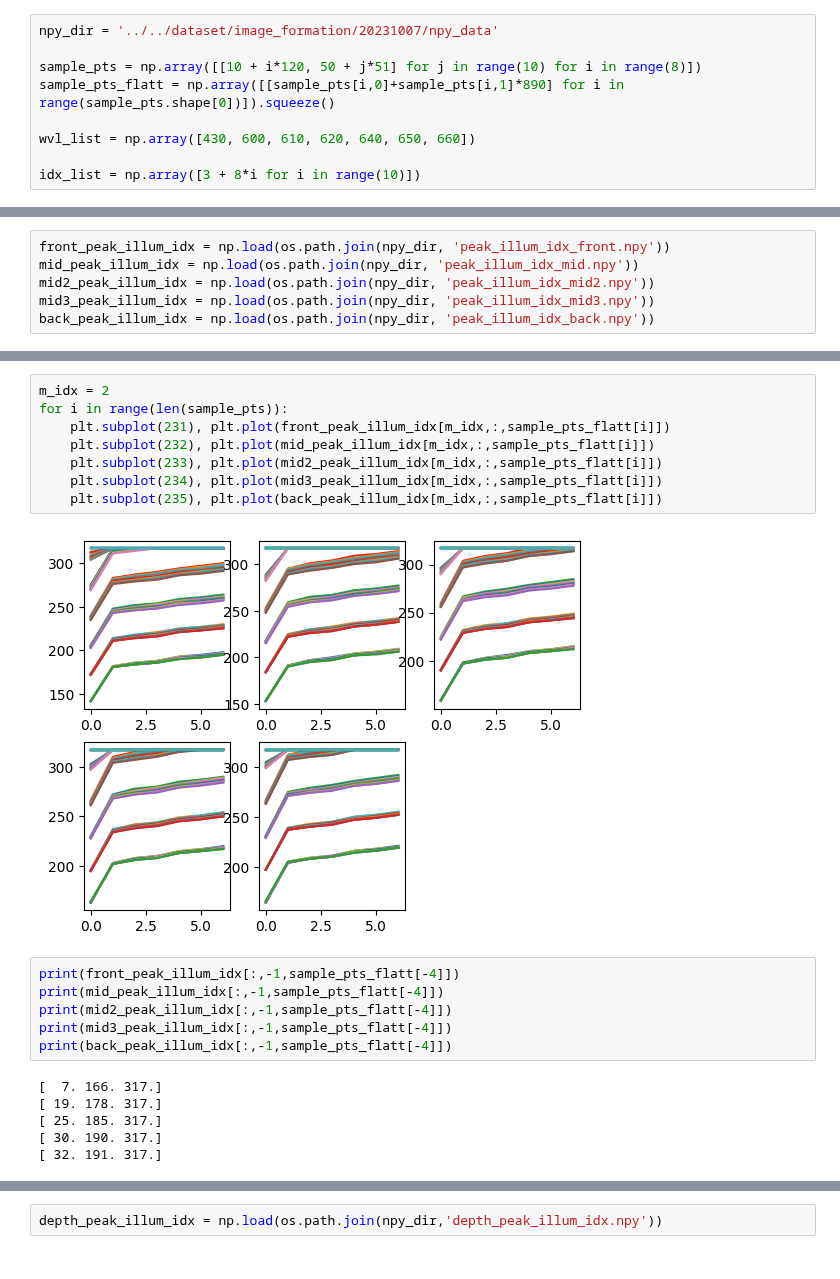
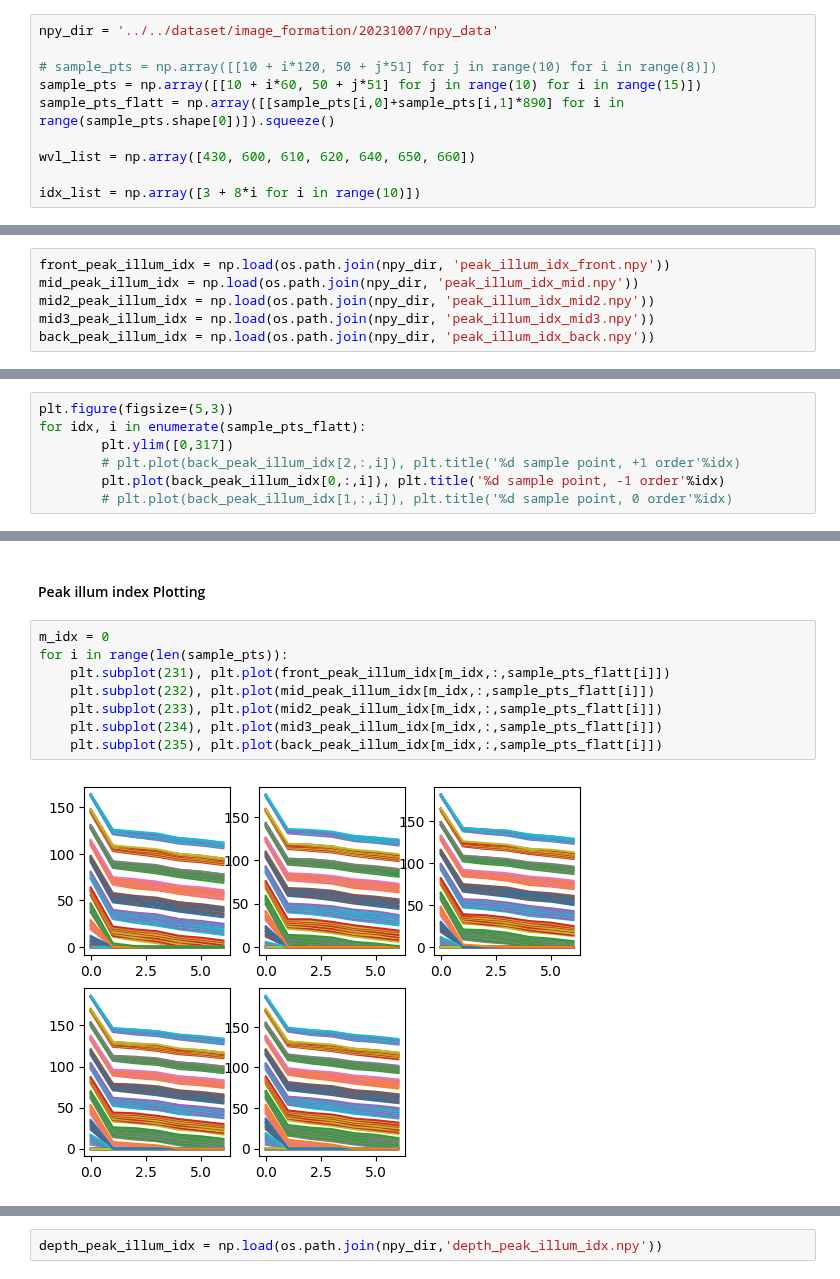
Before and after one commit to shshin1210/DSL, a Jupyter notebook: hyper_sl/image_formation/debug.ipynb, the cells around one changed output, grey strips where cells are left out. Drawn from its saved outputs; the diff is of its cells as text.

```diff
--- a/hyper_sl/image_formation/debug.ipynb
+++ b/hyper_sl/image_formation/debug.ipynb
@@ -5,7 +5,8 @@ import matplotlib.pyplot as plt
 # %%
 npy_dir = '../../dataset/image_formation/20231007/npy_data'
 
-sample_pts = np.array([[10 + i*120, 50 + j*51] for j in range(10) for i in range(8)])
+# sample_pts = np.array([[10 + i*120, 50 + j*51] for j in range(10) for i in range(8)])
+sample_pts = np.array([[10 + i*60, 50 + j*51] for j in range(10) for i in range(15)])
 sample_pts_flatt = np.array([[sample_pts[i,0]+sample_pts[i,1]*890] for i in range(sample_pts.shape[0])]).squeeze()
 
 wvl_list = np.array([430, 600, 610, 620, 640, 650, 660])
@@ -99,0 +81,7 @@ back_peak_illum_idx = np.load(os.path.join(npy_dir, 'peak_illum_idx_back.npy'))
+# %%
+plt.figure(figsize=(5,3))
+for idx, i in enumerate(sample_pts_flatt):
+        plt.ylim([0,317])
+        # plt.plot(back_peak_illum_idx[2,:,i]), plt.title('%d sample point, +1 order'%idx)
+        plt.plot(back_peak_illum_idx[0,:,i]), plt.title('%d sample point, -1 order'%idx)
+        # plt.plot(back_peak_illum_idx[1,:,i]), plt.title('%d sample point, 0 order'%idx)
@@ -100,22 +90,12 @@ back_peak_illum_idx = np.load(os.path.join(npy_dir, 'peak_illum_idx_back.npy'))
+# %% [markdown]
+#### Peak illum index Plotting
 # %%
-m_idx = 2
+m_idx = 0
 for i in range(len(sample_pts)):
     plt.subplot(231), plt.plot(front_peak_illum_idx[m_idx,:,sample_pts_flatt[i]])
     plt.subplot(232), plt.plot(mid_peak_illum_idx[m_idx,:,sample_pts_flatt[i]])
     plt.subplot(233), plt.plot(mid2_peak_illum_idx[m_idx,:,sample_pts_flatt[i]])
     plt.subplot(234), plt.plot(mid3_peak_illum_idx[m_idx,:,sample_pts_flatt[i]])
     plt.subplot(235), plt.plot(back_peak_illum_idx[m_idx,:,sample_pts_flatt[i]])
 # %% [output]
-[figure, old version]
+[figure, new version]
-# %%
-print(front_peak_illum_idx[:,-1,sample_pts_flatt[-4]])
-print(mid_peak_illum_idx[:,-1,sample_pts_flatt[-4]])
-print(mid2_peak_illum_idx[:,-1,sample_pts_flatt[-4]])
-print(mid3_peak_illum_idx[:,-1,sample_pts_flatt[-4]])
-print(back_peak_illum_idx[:,-1,sample_pts_flatt[-4]])
-# %% [output]
-[  7. 166. 317.]
-[ 19. 178. 317.]
-[ 25. 185. 317.]
-[ 30. 190. 317.]
-[ 32. 191. 317.]
```
Also changed, not shown: parts of 60 cells of this notebook, 6 other files.
